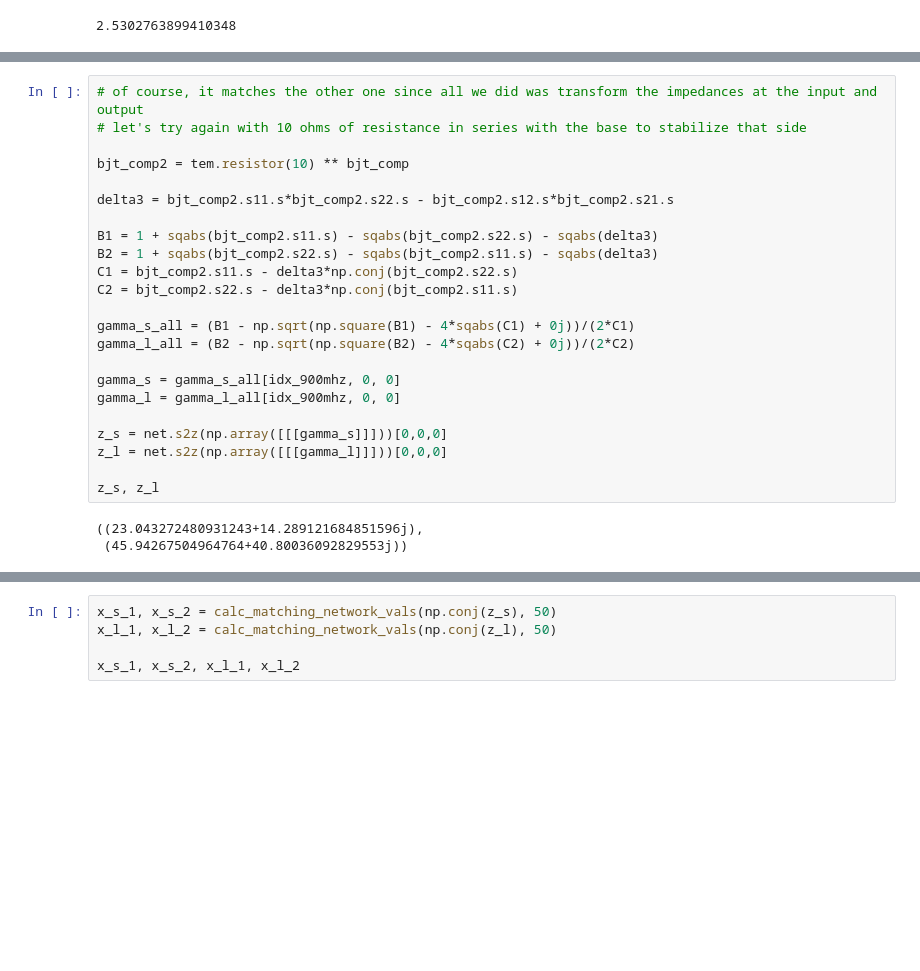
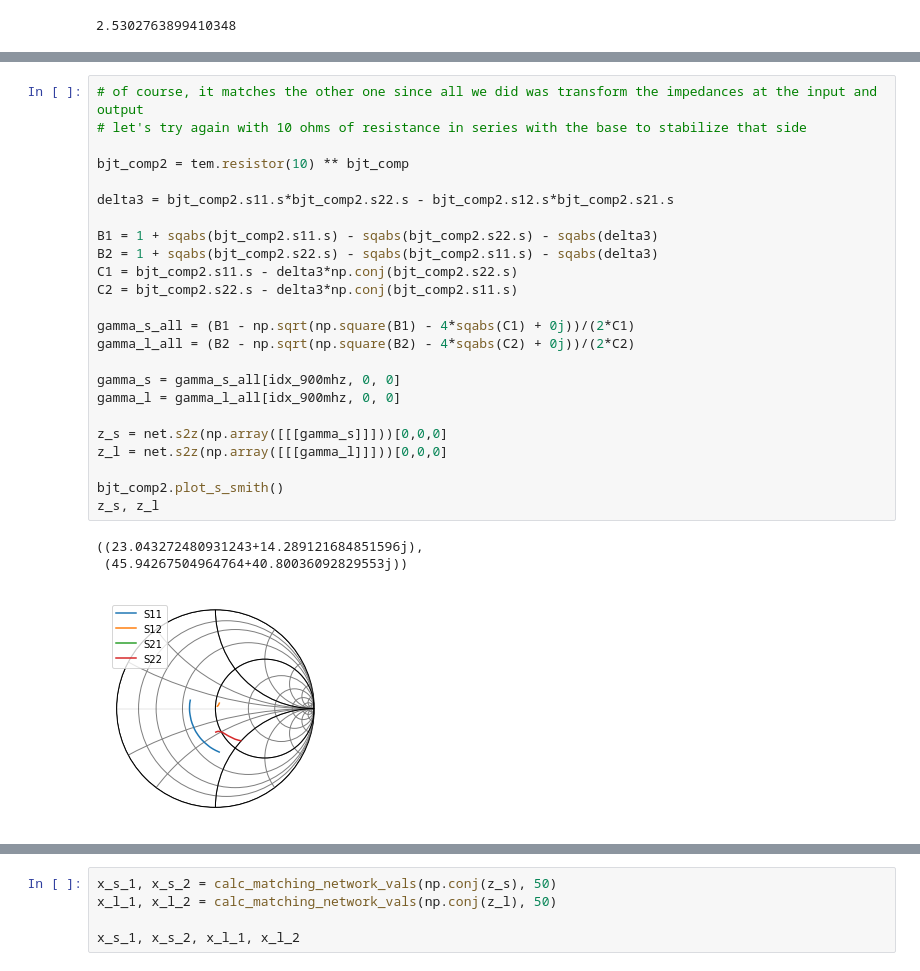
Before and after one commit to cactorium/ism-915mhz-transceiver, a Jupyter notebook: sim/low_noise.ipynb, the cells around one changed output, grey strips where cells are left out. Cells and saved outputs as stored; diff of their text form; blank space fills up the shorter version.

```diff
--- a/sim/low_noise.ipynb
+++ b/sim/low_noise.ipynb
@@ -348,29 +348,31 @@ plt.plot(amplifier2.f, K2)
 # %%
 # of course, it matches the other one since all we did was transform the impedances at the input and output
 # let's try again with 10 ohms of resistance in series with the base to stabilize that side
 
 bjt_comp2 = tem.resistor(10) ** bjt_comp
 
 delta3 = bjt_comp2.s11.s*bjt_comp2.s22.s - bjt_comp2.s12.s*bjt_comp2.s21.s
 
 B1 = 1 + sqabs(bjt_comp2.s11.s) - sqabs(bjt_comp2.s22.s) - sqabs(delta3)
 B2 = 1 + sqabs(bjt_comp2.s22.s) - sqabs(bjt_comp2.s11.s) - sqabs(delta3)
 C1 = bjt_comp2.s11.s - delta3*np.conj(bjt_comp2.s22.s)
 C2 = bjt_comp2.s22.s - delta3*np.conj(bjt_comp2.s11.s)
 
 gamma_s_all = (B1 - np.sqrt(np.square(B1) - 4*sqabs(C1) + 0j))/(2*C1)
 gamma_l_all = (B2 - np.sqrt(np.square(B2) - 4*sqabs(C2) + 0j))/(2*C2)
 
 gamma_s = gamma_s_all[idx_900mhz, 0, 0]
 gamma_l = gamma_l_all[idx_900mhz, 0, 0]
 
 z_s = net.s2z(np.array([[[gamma_s]]]))[0,0,0]
 z_l = net.s2z(np.array([[[gamma_l]]]))[0,0,0]
 
+bjt_comp2.plot_s_smith()
 z_s, z_l
 # %% [output]
 ((23.043272480931243+14.289121684851596j),
  (45.94267504964764+40.80036092829553j))
+[figure, added]
 # %%
 n = net.Network(name="g_ms", s=gamma_s_all)
 n.plot_s_smith()
```
Also changed, not shown: parts of 25 cells of this notebook.
